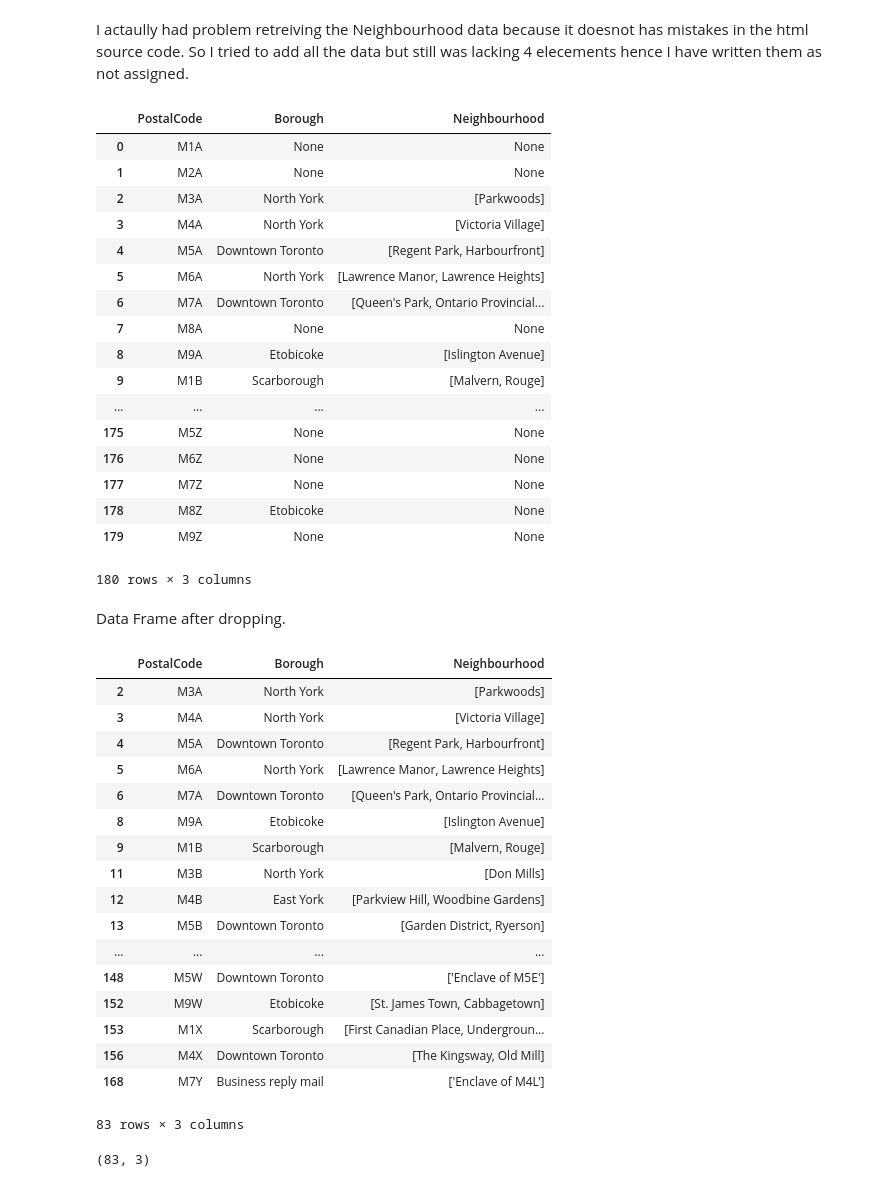
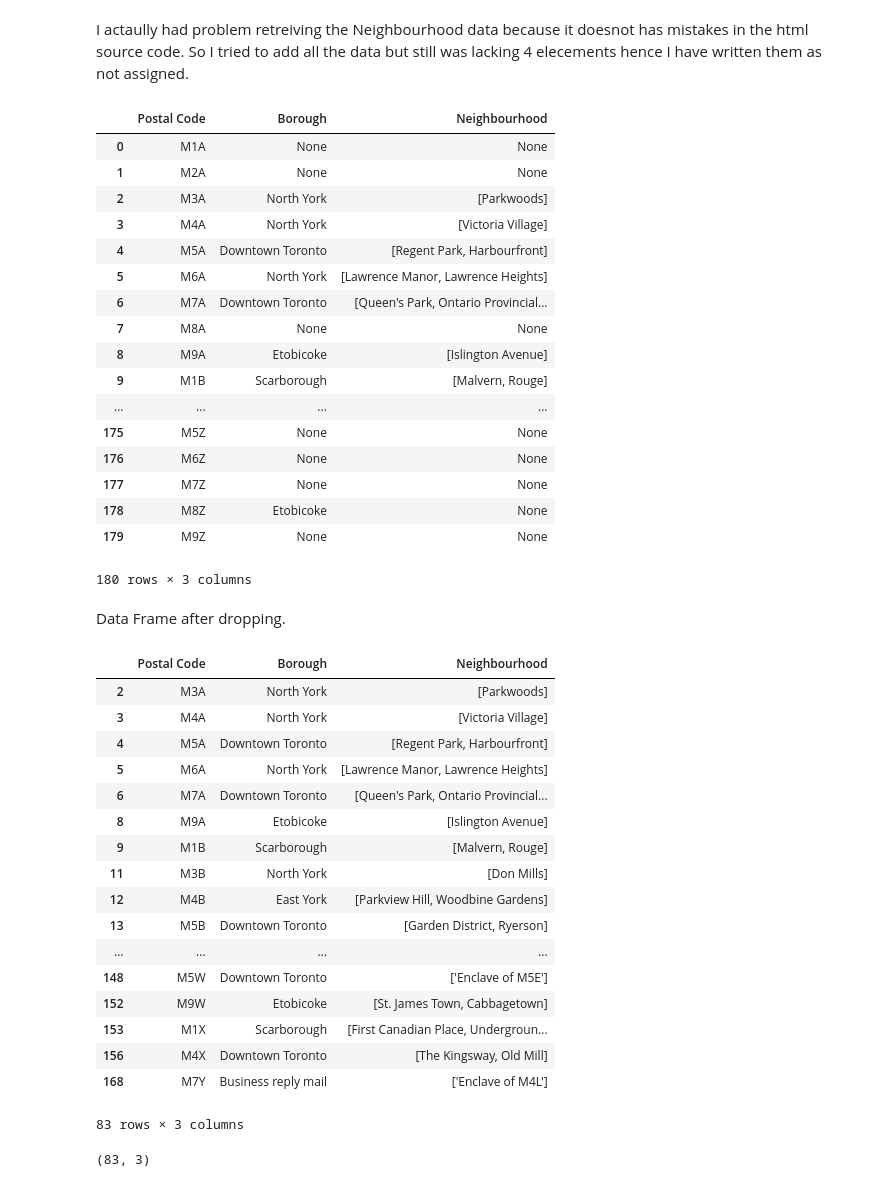
Before and after one commit to SuyashSapkal/Coursera_Capstone, a Jupyter notebook: Assignment week3.ipynb, the cells around one changed output. Cells and saved outputs as stored; diff of their text form; code cells hidden in the pictures.

```diff
--- a/Assignment week3.ipynb
+++ b/Assignment week3.ipynb
@@ -85,11 +85,11 @@ for t in range(4):
     x=None
     nh.append(x)
 # %%
-dict={'PostalCode':pc, 'Borough':b, 'Neighbourhood':nh}
-df=pd.DataFrame(dict)
-df
+dict={'Postal Code':pc, 'Borough':b, 'Neighbourhood':nh}
+df1=pd.DataFrame(dict)
+df1
 # %% [output]
-|  | PostalCode | Borough | Neighbourhood |
+|  | Postal Code | Borough | Neighbourhood |
 | 0 | M1A | None | None |
 | 1 | M2A | None | None |
 | 2 | M3A | North York | [Parkwoods] |
@@ -110,10 +110,10 @@ df
 # %% [markdown]
 Data Frame after dropping.
 # %%
-df.dropna(axis=0, inplace=True)
-df
+df1.dropna(axis=0, inplace=True)
+df1
 # %% [output]
-|  | PostalCode | Borough | Neighbourhood |
+|  | Postal Code | Borough | Neighbourhood |
 | 2 | M3A | North York | [Parkwoods] |
 | 3 | M4A | North York | [Victoria Village] |
 | 4 | M5A | Downtown Toronto | [Regent Park, Harbourfront] |
```
Also changed, not shown: parts of 3 cells of this notebook.
